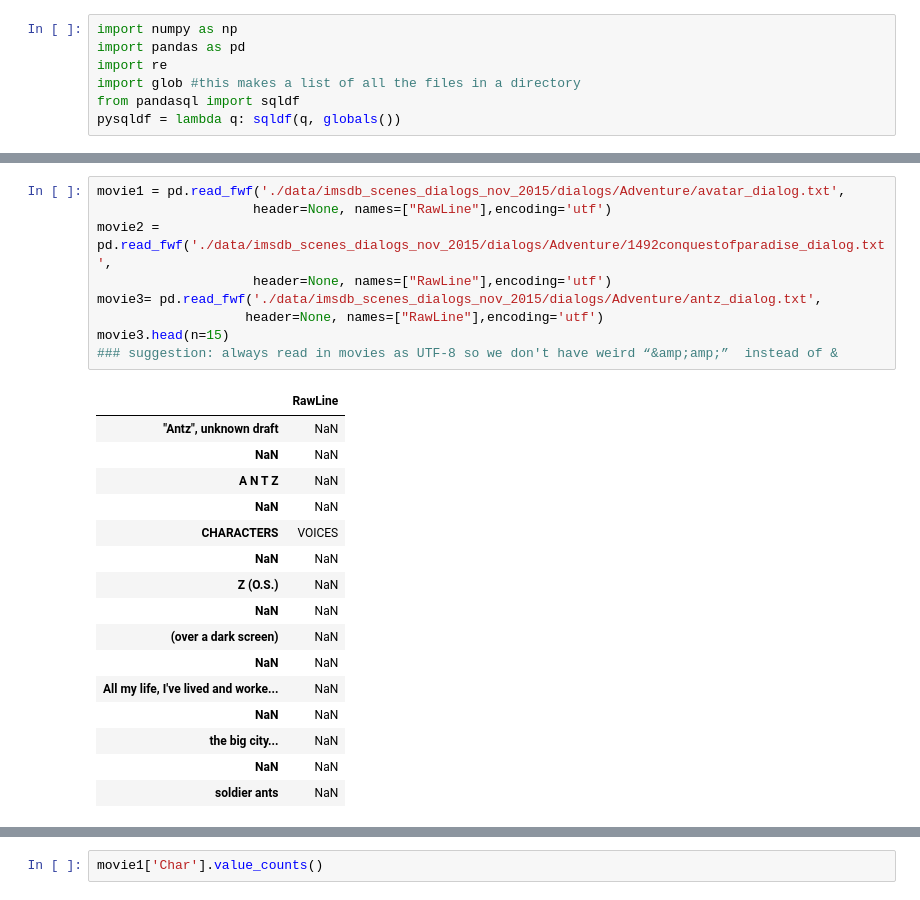
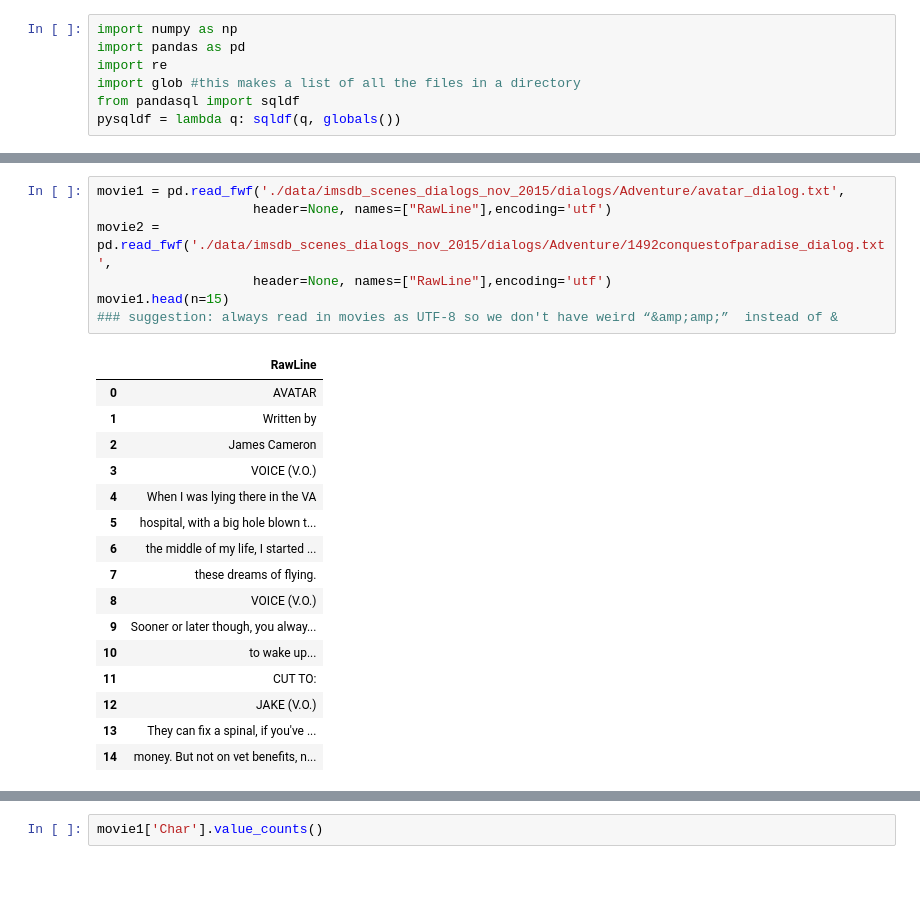
Before and after one commit to mathaholic/w266_final_project, a Jupyter notebook: W266 Final Project.ipynb, the cells around one changed output, grey strips where cells are left out. Drawn from its saved outputs; the diff is of its cells as text.

```diff
--- a/W266 Final Project.ipynb
+++ b/W266 Final Project.ipynb
@@ -48,29 +36,27 @@ files
 # %%
 movie1 = pd.read_fwf('./data/imsdb_scenes_dialogs_nov_2015/dialogs/Adventure/avatar_dialog.txt',
                     header=None, names=["RawLine"],encoding='utf')
 movie2 = pd.read_fwf('./data/imsdb_scenes_dialogs_nov_2015/dialogs/Adventure/1492conquestofparadise_dialog.txt',
                     header=None, names=["RawLine"],encoding='utf')
-movie3= pd.read_fwf('./data/imsdb_scenes_dialogs_nov_2015/dialogs/Adventure/antz_dialog.txt',
-                   header=None, names=["RawLine"],encoding='utf')
-movie3.head(n=15)
+movie1.head(n=15)
 ### suggestion: always read in movies as UTF-8 so we don't have weird “&amp;amp;”  instead of &
 # %% [output]
 |  | RawLine |
-| "Antz", unknown draft | NaN |
-| NaN | NaN |
-| A N T Z | NaN |
-| NaN | NaN |
-| CHARACTERS | VOICES |
-| NaN | NaN |
-| Z (O.S.) | NaN |
-| NaN | NaN |
-| (over a dark screen) | NaN |
-| NaN | NaN |
-| All my life, I've lived and worke... | NaN |
-| NaN | NaN |
-| the big city... | NaN |
-| NaN | NaN |
-| soldier ants | NaN |
+| 0 | AVATAR |
+| 1 | Written by |
+| 2 | James Cameron |
+| 3 | VOICE (V.O.) |
+| 4 | When I was lying there in the VA |
+| 5 | hospital, with a big hole blown t... |
+| 6 | the middle of my life, I started ... |
+| 7 | these dreams of flying. |
+| 8 | VOICE (V.O.) |
+| 9 | Sooner or later though, you alway... |
+| 10 | to wake up... |
+| 11 | CUT TO: |
+| 12 | JAKE (V.O.) |
+| 13 | They can fix a spinal, if you've ... |
+| 14 | money. But not on vet benefits, n... |
 # %%
 def is_name(string):
     #string1 = re.sub('(V.O.)|CUT TO:','',string)
```
Also changed, not shown: parts of 15 cells of this notebook.
